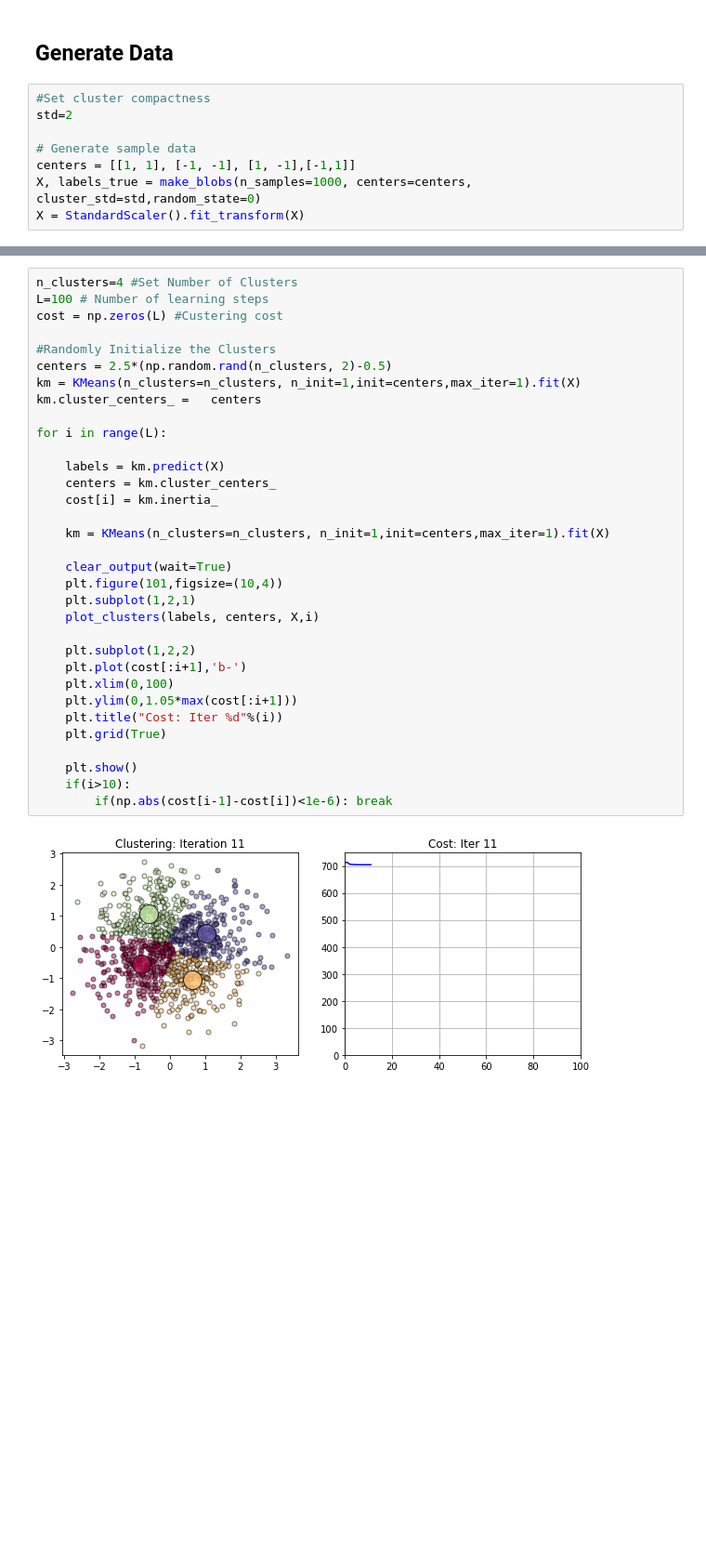
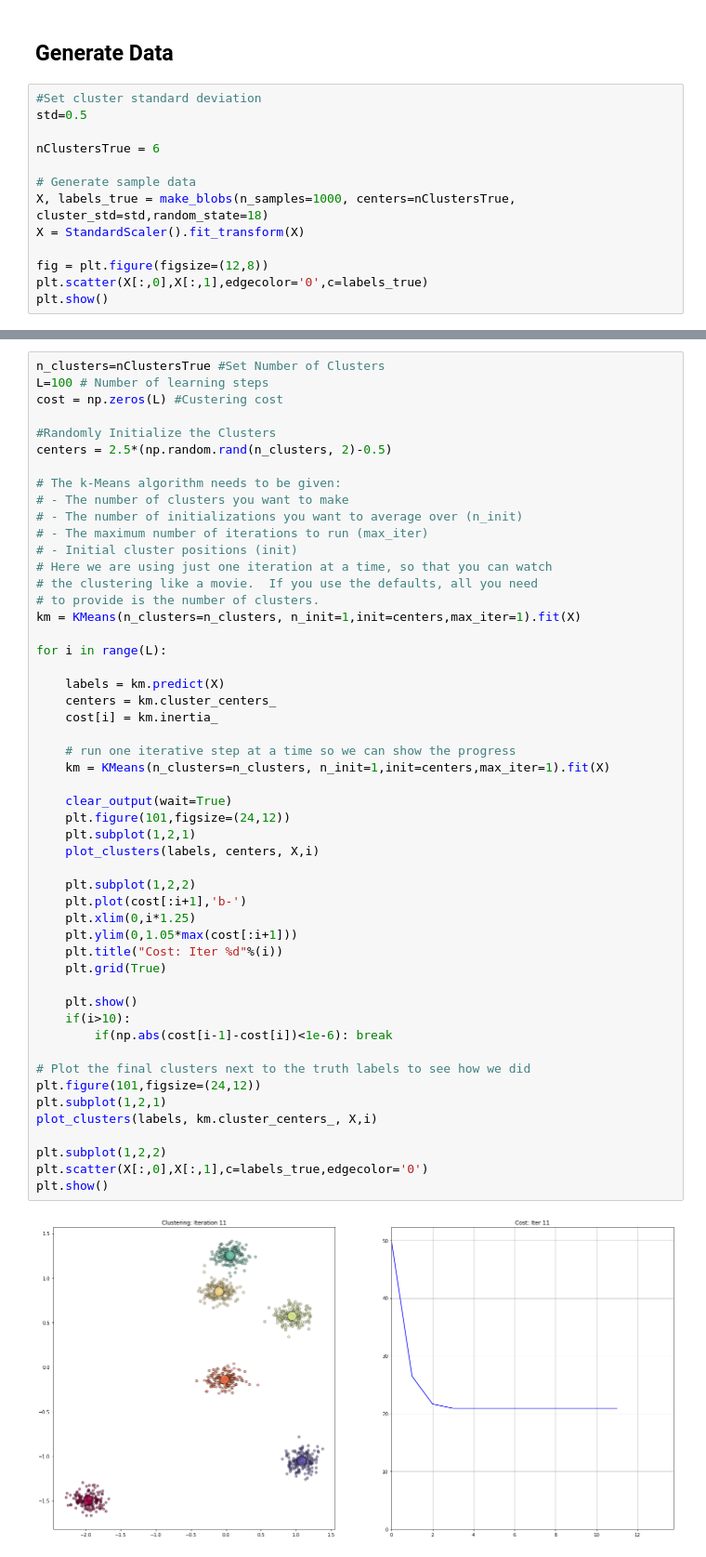
Before and after one commit to MSU-PHY-959-2021/Shared-Code, a Jupyter notebook: ClassDiscussions/k-Means_Clustering.ipynb, the cells around one changed output, grey strips where cells are left out. Shown at 93% size. Saved outputs shown, nothing was run; the diff lists cells and outputs as text; blank space fills up the shorter version.

Commit message:
Adding notebooks for k-means and agglomerative clustering

```diff
--- a/ClassDiscussions/k-Means_Clustering.ipynb
+++ b/ClassDiscussions/k-Means_Clustering.ipynb
@@ -30,10 +28,15 @@ def plot_clusters(labels, clusters, X,i):
 Generate Data
 ---
 # %%
-#Set cluster compactness
-std=2
+#Set cluster standard deviation
+std=0.5
+
+nClustersTrue = 6
 
 # Generate sample data
-centers = [[1, 1], [-1, -1], [1, -1],[-1,1]]
-X, labels_true = make_blobs(n_samples=1000, centers=centers, cluster_std=std,random_state=0)
+X, labels_true = make_blobs(n_samples=1000, centers=nClustersTrue, cluster_std=std,random_state=18)
 X = StandardScaler().fit_transform(X)
+
+fig = plt.figure(figsize=(12,8))
+plt.scatter(X[:,0],X[:,1],edgecolor='0',c=labels_true)
+plt.show()
@@ -43,35 +48,53 @@ Run KMeans
 # %%
-n_clusters=4 #Set Number of Clusters
+n_clusters=nClustersTrue #Set Number of Clusters
 L=100 # Number of learning steps
 cost = np.zeros(L) #Custering cost
 
 #Randomly Initialize the Clusters
 centers = 2.5*(np.random.rand(n_clusters, 2)-0.5)
+
+# The k-Means algorithm needs to be given:
+# - The number of clusters you want to make
+# - The number of initializations you want to average over (n_init)
+# - The maximum number of iterations to run (max_iter)
+# - Initial cluster positions (init)
+# Here we are using just one iteration at a time, so that you can watch
+# the clustering like a movie.  If you use the defaults, all you need
+# to provide is the number of clusters.
 km = KMeans(n_clusters=n_clusters, n_init=1,init=centers,max_iter=1).fit(X)
-km.cluster_centers_ =   centers
 
 for i in range(L):
 
     labels = km.predict(X)
     centers = km.cluster_centers_
     cost[i] = km.inertia_
 
+    # run one iterative step at a time so we can show the progress
     km = KMeans(n_clusters=n_clusters, n_init=1,init=centers,max_iter=1).fit(X)
 
     clear_output(wait=True)
-    plt.figure(101,figsize=(10,4))
+    plt.figure(101,figsize=(24,12))
     plt.subplot(1,2,1)
     plot_clusters(labels, centers, X,i)
 
     plt.subplot(1,2,2)
     plt.plot(cost[:i+1],'b-')
-    plt.xlim(0,100)
+    plt.xlim(0,i*1.25)
     plt.ylim(0,1.05*max(cost[:i+1]))
     plt.title("Cost: Iter %d"%(i))
     plt.grid(True)
 
     plt.show()
     if(i>10):
         if(np.abs(cost[i-1]-cost[i])<1e-6): break
+
+# Plot the final clusters next to the truth labels to see how we did
+plt.figure(101,figsize=(24,12))
+plt.subplot(1,2,1)
+plot_clusters(labels, km.cluster_centers_, X,i)
+
+plt.subplot(1,2,2)
+plt.scatter(X[:,0],X[:,1],c=labels_true,edgecolor='0')
+plt.show()
 # %% [output]
-[figure, old version]
+[figure, new version]
```
Also changed, not shown: parts of 7 cells of this notebook, 1 other file.
